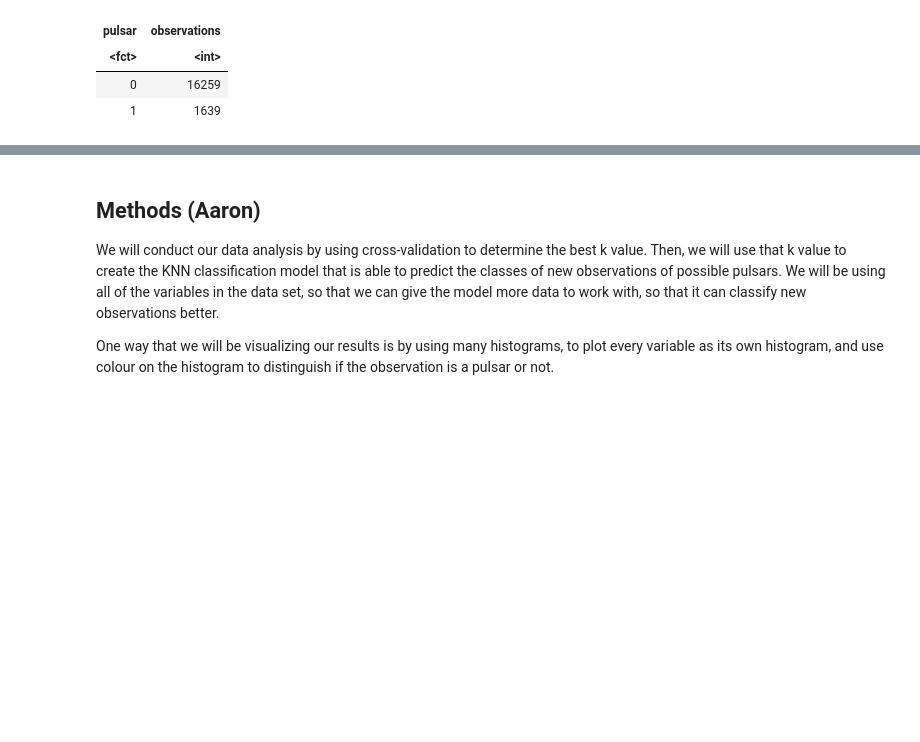
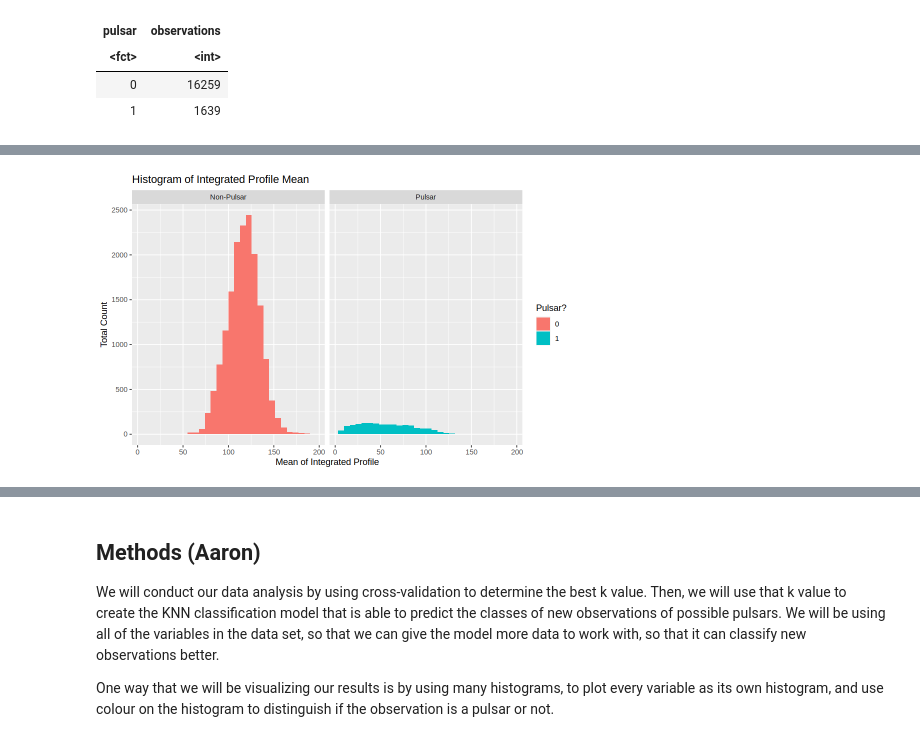
Before and after one commit to aronthemon/dsci-100-group-project, a Jupyter notebook: proposal_group_35.ipynb, the cells around one changed output, grey strips where cells are left out. Cells and saved outputs as stored; diff of their text form; code cells hidden in the pictures; blank space fills up the shorter version.

Commit message:
Histogram Analysis
Added histograms with the distributions of our various predictor variables.

```diff
--- a/proposal_group_35.ipynb
+++ b/proposal_group_35.ipynb
@@ -72,3 +82,89 @@ A tibble: 2 × 2
 | <fct> | <int> |
 | 0 | 16259 |
 | 1 | 1639 |
+# %%
+options(repr.plot.height = 5, repr.plot.width = 8)
+
+# Labels for facet grid
+label_list <- list(
+                    "0" = "Non-Pulsar",
+                    "1" = "Pulsar"
+                  )
+
+pulsar_labeller <- function(variable,value){
+  return(label_list[value])
+}
+
+ip_mean_plot <- ggplot(pulsar_data, aes(x = ip_mean, fill=pulsar)) +
+    geom_histogram() +
+    xlab("Mean of Integrated Profile") +
+    ylab("Total Count") +
+    labs(fill="Pulsar?") +
+    ggtitle("Histogram of Integrated Profile Mean")+
+    facet_wrap(vars(pulsar), labeller = pulsar_labeller)
+
+ip_std_dev_plot <- ggplot(pulsar_data, aes(x = ip_std_dev, fill=pulsar)) +
+    geom_histogram() +
+    xlab("Standard Deviation of Integrated Profile") +
+    ylab("Total Count") +
+    labs(fill="Pulsar?") +
+    ggtitle("Histogram of Integrated Profile Standard Deviation")+
+    facet_wrap(vars(pulsar), labeller = pulsar_labeller)
+
+ip_excess_kurtosis <- ggplot(pulsar_data, aes(x = ip_excess_kurtosis, fill=pulsar)) +
+    geom_histogram() +
+    xlab("Excess Kurtosis of Integrated Profile") +
+    ylab("Total Count") +
+    labs(fill="Pulsar?") +
+    ggtitle("Histogram of Integrated Profile Excess Kurtosis")+
+    facet_wrap(vars(pulsar), labeller = pulsar_labeller)
+
+ip_skewness <- ggplot(pulsar_data, aes(x = ip_skewness, fill=pulsar)) +
+    geom_histogram() +
+    xlab("Skewness of Integrated Profile") +
+    ylab("Total Count") +
+    labs(fill="Pulsar?") +
+    ggtitle("Histogram of Integrated Profile Skewness")+
+    facet_wrap(vars(pulsar), labeller = pulsar_labeller)
+
+dm_snr_mean_plot <- ggplot(pulsar_data, aes(x = dm_snr_mean, fill=pulsar)) +
+    geom_histogram() +
+    xlab("Mean of DM-SNR") +
+    ylab("Total Count") +
+    labs(fill="Pulsar?") +
+    ggtitle("Histogram of DM-SNR Mean")+
+    facet_wrap(vars(pulsar), labeller = pulsar_labeller)
+
+dm_snr_std_dev_plot <- ggplot(pulsar_data, aes(x = dm_snr_std_dev, fill=pulsar)) +
+    geom_histogram() +
+    xlab("Standard Deviation of DM-SNR") +
+    ylab("Total Count") +
+    labs(fill="Pulsar?") +
+    ggtitle("Histogram of DM-SNR Standard Deviation")+
+    facet_wrap(vars(pulsar), labeller = pulsar_labeller)
+
+dm_snr_excess_kurtosis <- ggplot(pulsar_data, aes(x = dm_snr_excess_kurtosis, fill=pulsar)) +
+    geom_histogram() +
+    xlab("Excess Kurtosis of DM-SNR") +
+    ylab("Total Count") +
+    labs(fill="Pulsar?") +
+    ggtitle("Histogram of DM-SNR Excess Kurtosis")+
+    facet_wrap(vars(pulsar), labeller = pulsar_labeller)
+
+dm_snr_skewness <- ggplot(pulsar_data, aes(x = dm_snr_skewness, fill=pulsar)) +
+    geom_histogram() +
+    xlab("Skewness of DM-SNR") +
+    ylab("Total Count") +
+    labs(fill="Pulsar?") +
+    ggtitle("Histogram of DM-SNR Skewness")+
+    facet_wrap(vars(pulsar), labeller = pulsar_labeller)
+
+ip_mean_plot
+ip_std_dev_plot
+ip_excess_kurtosis
+ip_skewness
+dm_snr_mean_plot
+dm_snr_std_dev_plot
+dm_snr_excess_kurtosis
+dm_snr_skewness
+# %% [output]
@@ -74,0 +188 @@ A tibble: 2 × 2
+[figure, added]
```
Also changed, not shown: parts of 3 cells of this notebook.
